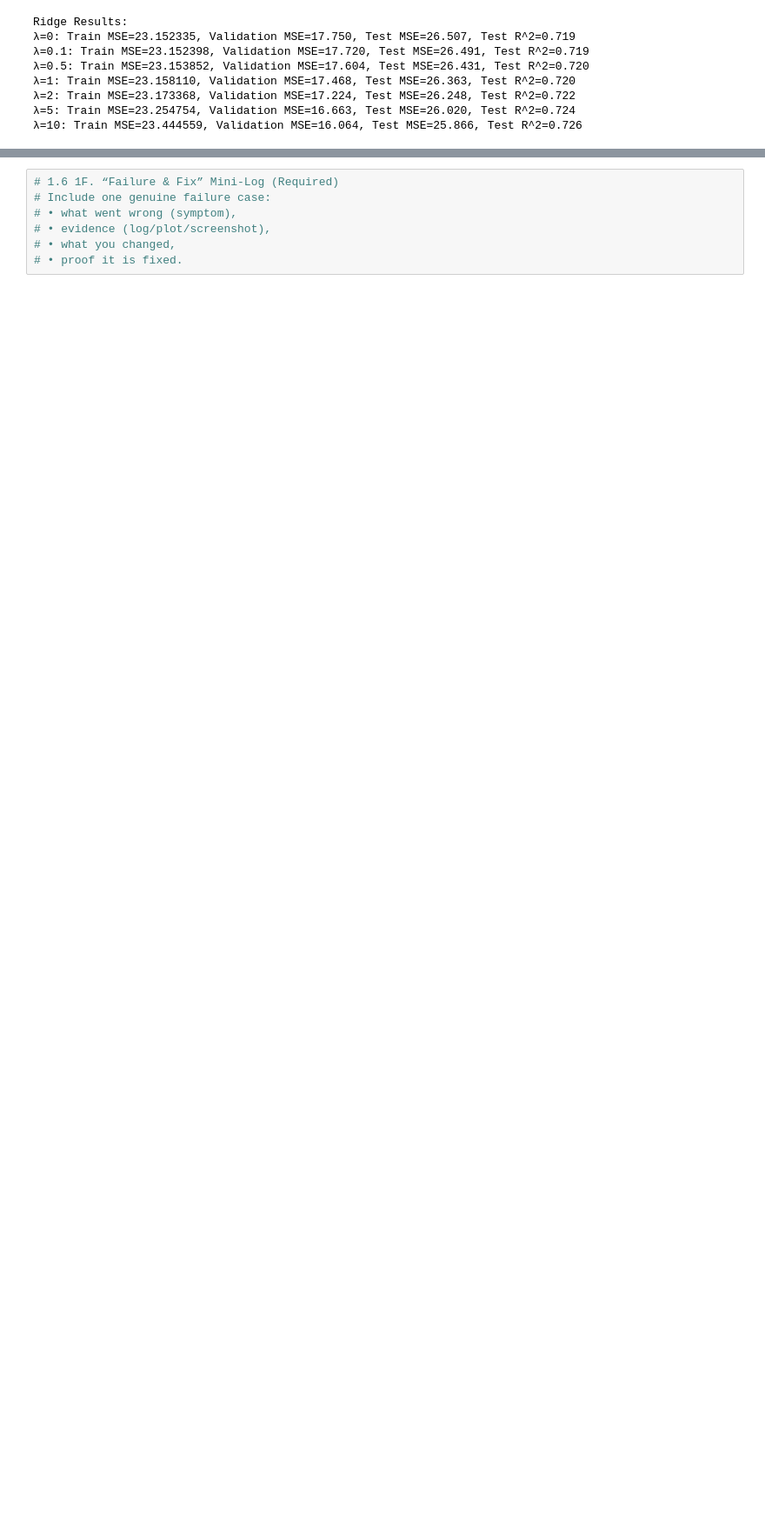
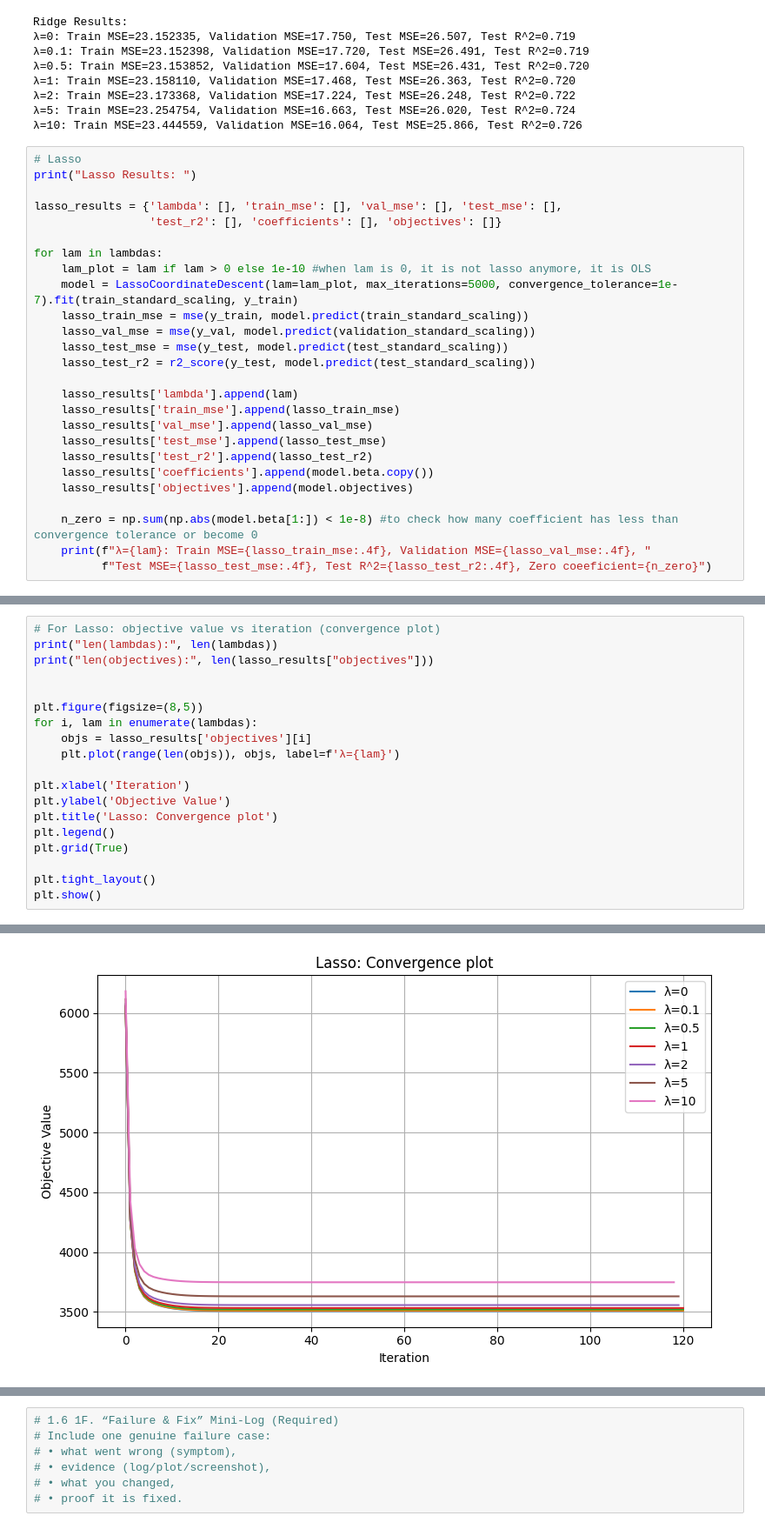
Before and after one commit to XinyaChen0216/Machine-Learning-Regression-Regularization-on-Housing-Data, a Jupyter notebook: assignment2.ipynb, the cells around one changed output, grey strips where cells are left out. Shown at 87% size. Saved outputs shown, nothing was run; the diff lists cells and outputs as text; blank space fills up the shorter version.

```diff
--- a/assignment2.ipynb
+++ b/assignment2.ipynb
@@ -462,3 +477,29 @@ Ridge Results:
 λ=2: Train MSE=23.173368, Validation MSE=17.224, Test MSE=26.248, Test R^2=0.722
 λ=5: Train MSE=23.254754, Validation MSE=16.663, Test MSE=26.020, Test R^2=0.724
 λ=10: Train MSE=23.444559, Validation MSE=16.064, Test MSE=25.866, Test R^2=0.726
+# %%
+# Lasso
+print("Lasso Results: ")
+
+lasso_results = {'lambda': [], 'train_mse': [], 'val_mse': [], 'test_mse': [],
+                 'test_r2': [], 'coefficients': [], 'objectives': []}
+
+for lam in lambdas:
+    lam_plot = lam if lam > 0 else 1e-10 #when lam is 0, it is not lasso anymore, it is OLS
+    model = LassoCoordinateDescent(lam=lam_plot, max_iterations=5000, convergence_tolerance=1e-7).fit(train_standard_scaling, y_train)
+    lasso_train_mse = mse(y_train, model.predict(train_standard_scaling))
+    lasso_val_mse = mse(y_val, model.predict(validation_standard_scaling))
+    lasso_test_mse = mse(y_test, model.predict(test_standard_scaling))
+    lasso_test_r2 = r2_score(y_test, model.predict(test_standard_scaling))
+
+    lasso_results['lambda'].append(lam)
+    lasso_results['train_mse'].append(lasso_train_mse)
+    lasso_results['val_mse'].append(lasso_val_mse)
+    lasso_results['test_mse'].append(lasso_test_mse)
+    lasso_results['test_r2'].append(lasso_test_r2)
+    lasso_results['coefficients'].append(model.beta.copy())
+    lasso_results['objectives'].append(model.objectives)
+
+    n_zero = np.sum(np.abs(model.beta[1:]) < 1e-8) #to check how many coefficient has less than convergence tolerance or become 0
+    print(f"λ={lam}: Train MSE={lasso_train_mse:.4f}, Validation MSE={lasso_val_mse:.4f}, "
+          f"Test MSE={lasso_test_mse:.4f}, Test R^2={lasso_test_r2:.4f}, Zero coeeficient={n_zero}")
@@ -464,0 +601,20 @@ Ridge Results:
+# %%
+# For Lasso: objective value vs iteration (convergence plot)
+print("len(lambdas):", len(lambdas))
+print("len(objectives):", len(lasso_results["objectives"]))
+
+
+plt.figure(figsize=(8,5))
+for i, lam in enumerate(lambdas):
+    objs = lasso_results['objectives'][i]
+    plt.plot(range(len(objs)), objs, label=f'λ={lam}')
+
+plt.xlabel('Iteration')
+plt.ylabel('Objective Value')
+plt.title('Lasso: Convergence plot')
+plt.legend()
+plt.grid(True)
+
+plt.tight_layout()
+plt.show()
+# %% [output]
@@ -465,3 +623,4 @@ Ridge Results:
+[figure, added]
 # %%
 # 1.5 1E. Comparison & Mismatch Analysis
 # Compare your fitted parameters and metrics with standard APIs.
```
Also changed, not shown: parts of 5 cells of this notebook.
